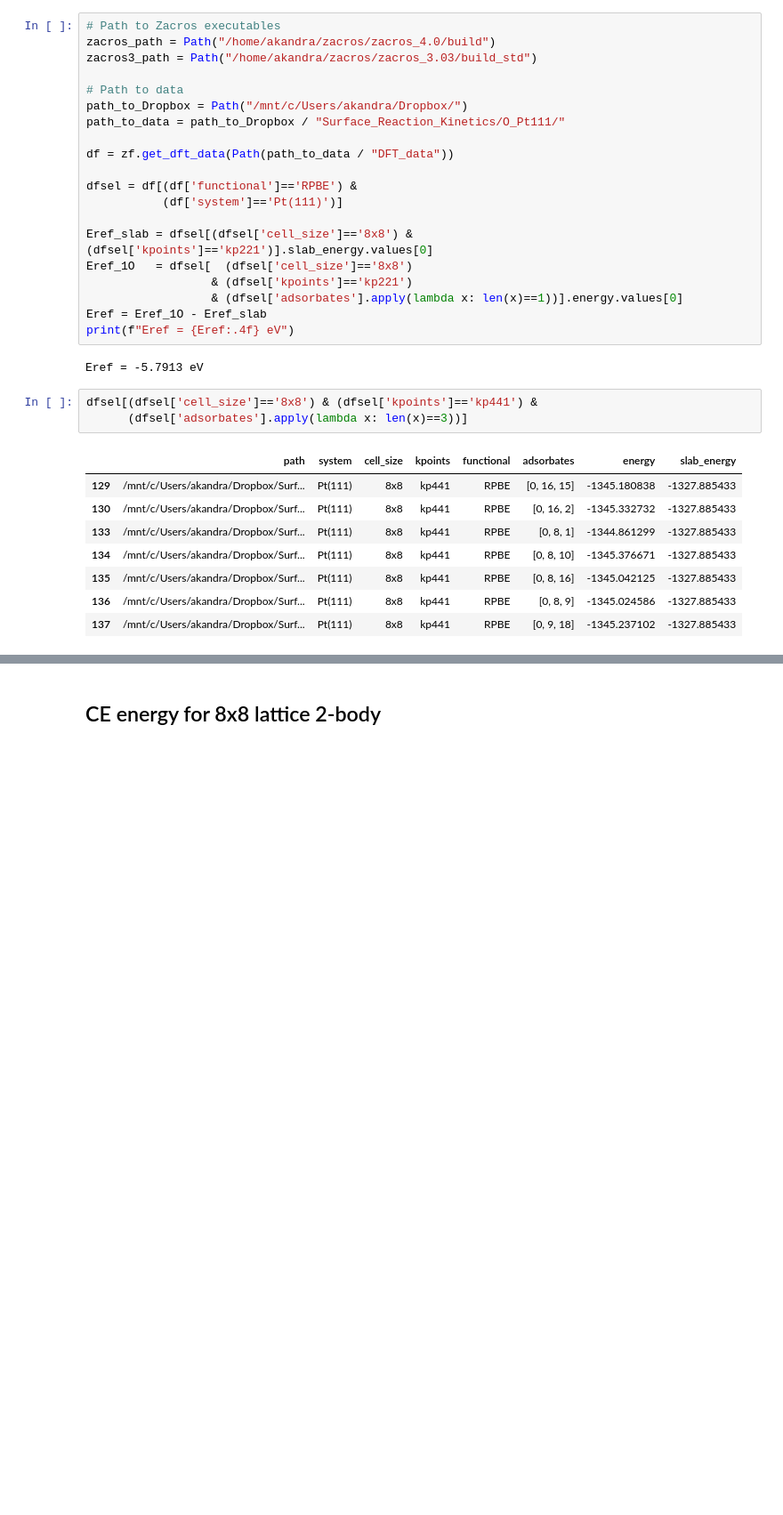
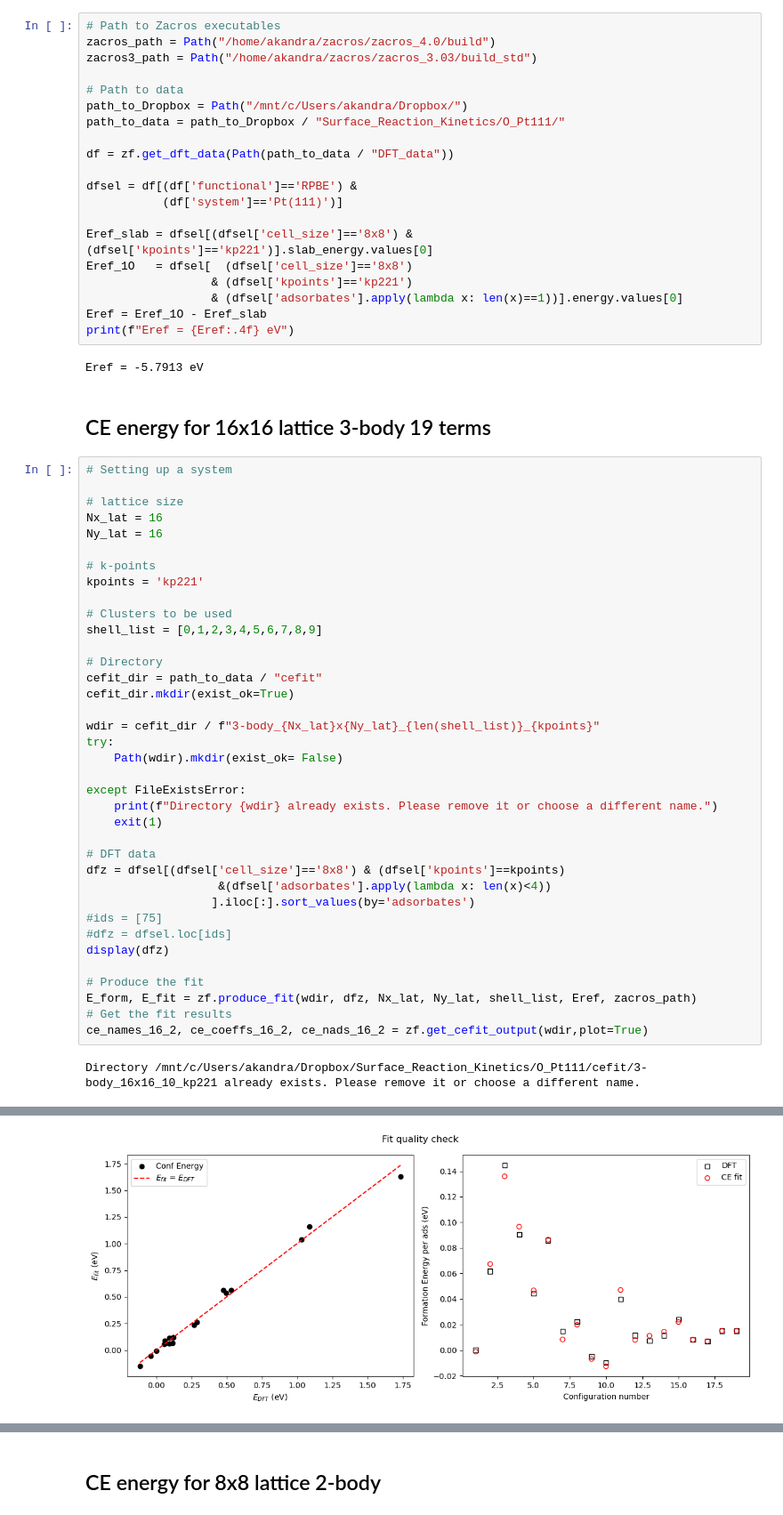
Before and after one commit to akandra/O_Pt111, a Jupyter notebook: zacros_cefit.ipynb, the cells around one changed output, grey strips where cells are left out. Shown at 89% size. Drawn from its saved outputs; the diff is of its cells as text; blank space fills up the shorter version.

Commit message:
3-body terms are implemented

```diff
--- a/zacros_cefit.ipynb
+++ b/zacros_cefit.ipynb
@@ -32,15 +34,44 @@ Eref = Eref_1O - Eref_slab
 print(f"Eref = {Eref:.4f} eV")
 # %% [output]
 Eref = -5.7913 eV
-# %%
-dfsel[(dfsel['cell_size']=='8x8') & (dfsel['kpoints']=='kp441') &
-      (dfsel['adsorbates'].apply(lambda x: len(x)==3))]
-# %% [output]
-|  | path | system | cell_size | kpoints | functional | adsorbates | energy | slab_energy |
-| 129 | /mnt/c/Users/akandra/Dropbox/Surf... | Pt(111) | 8x8 | kp441 | RPBE | [0, 16, 15] | -1345.180838 | -1327.885433 |
-| 130 | /mnt/c/Users/akandra/Dropbox/Surf... | Pt(111) | 8x8 | kp441 | RPBE | [0, 16, 2] | -1345.332732 | -1327.885433 |
-| 133 | /mnt/c/Users/akandra/Dropbox/Surf... | Pt(111) | 8x8 | kp441 | RPBE | [0, 8, 1] | -1344.861299 | -1327.885433 |
-| 134 | /mnt/c/Users/akandra/Dropbox/Surf... | Pt(111) | 8x8 | kp441 | RPBE | [0, 8, 10] | -1345.376671 | -1327.885433 |
-| 135 | /mnt/c/Users/akandra/Dropbox/Surf... | Pt(111) | 8x8 | kp441 | RPBE | [0, 8, 16] | -1345.042125 | -1327.885433 |
-| 136 | /mnt/c/Users/akandra/Dropbox/Surf... | Pt(111) | 8x8 | kp441 | RPBE | [0, 8, 9] | -1345.024586 | -1327.885433 |
-| 137 | /mnt/c/Users/akandra/Dropbox/Surf... | Pt(111) | 8x8 | kp441 | RPBE | [0, 9, 18] | -1345.237102 | -1327.885433 |
+# %% [markdown]
+## CE energy for 16x16 lattice 3-body 19 terms
+# %%
+# Setting up a system
+
+# lattice size
+Nx_lat = 16
+Ny_lat = 16
+
+# k-points
+kpoints = 'kp221'
+
+# Clusters to be used
+shell_list = [0,1,2,3,4,5,6,7,8,9]
+
+# Directory
+cefit_dir = path_to_data / "cefit"
+cefit_dir.mkdir(exist_ok=True)
+
+wdir = cefit_dir / f"3-body_{Nx_lat}x{Ny_lat}_{len(shell_list)}_{kpoints}"
+try:
+    Path(wdir).mkdir(exist_ok= False)
+
+except FileExistsError:
+    print(f"Directory {wdir} already exists. Please remove it or choose a different name.")
+    exit(1)
+
+# DFT data
+dfz = dfsel[(dfsel['cell_size']=='8x8') & (dfsel['kpoints']==kpoints)
+                   &(dfsel['adsorbates'].apply(lambda x: len(x)<4))
+                  ].iloc[:].sort_values(by='adsorbates')
+#ids = [75]
+#dfz = dfsel.loc[ids]
+display(dfz)
+
+# Produce the fit
+E_form, E_fit = zf.produce_fit(wdir, dfz, Nx_lat, Ny_lat, shell_list, Eref, zacros_path)
+# Get the fit results
+ce_names_16_2, ce_coeffs_16_2, ce_nads_16_2 = zf.get_cefit_output(wdir,plot=True)
+# %% [output]
+Directory /mnt/c/Users/akandra/Dropbox/Surface_Reaction_Kinetics/O_Pt111/cefit/3-body_16x16_10_kp221 already exists. Please remove it or choose a different name.
@@ -46,0 +114 @@ dfsel[(dfsel['cell_size']=='8x8') & (dfsel['kpoints']=='kp441') &
+[figure, added]
```
Also changed, not shown: parts of 7 cells of this notebook, 2 other files.
